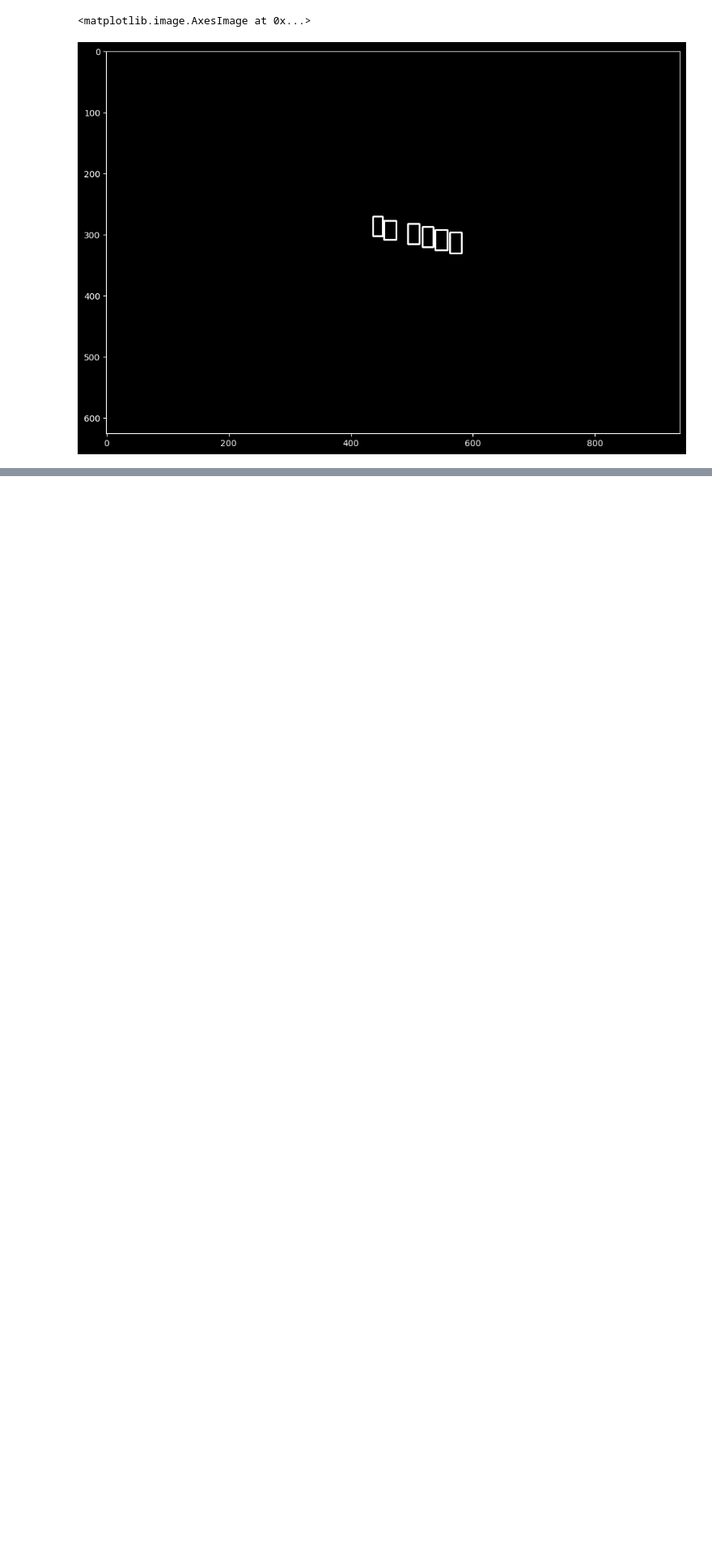
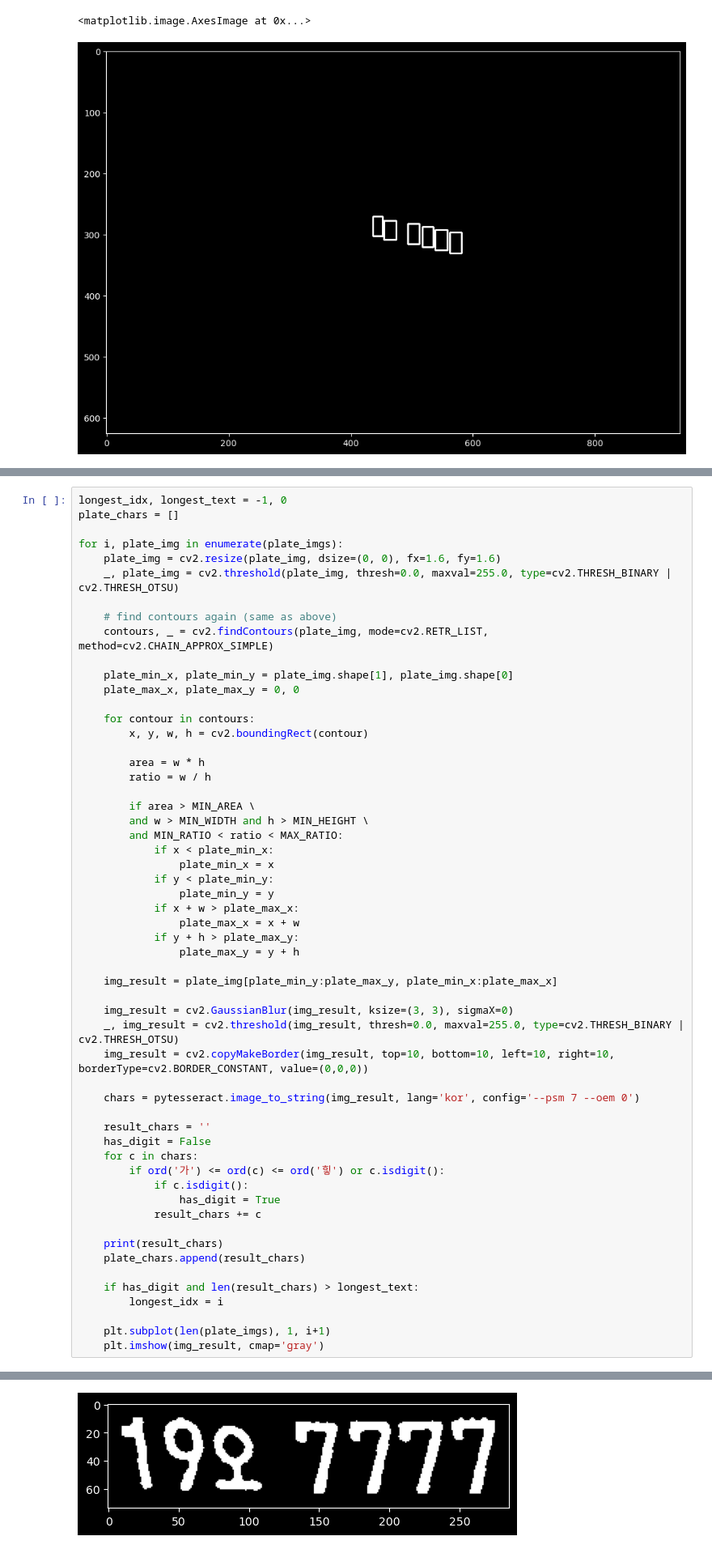
Before and after one commit to sercanyesilkoy/dooribeonProject, a Jupyter notebook: jinu/공부기록/자동차 번호판 인식.ipynb, the cells around one changed output, grey strips where cells are left out. Shown at 81% size. Drawn from its saved outputs; the diff is of its cells as text; blank space fills up the shorter version.

```diff
--- a/jinu/공부기록/자동차 번호판 인식.ipynb
+++ b/jinu/공부기록/자동차 번호판 인식.ipynb
@@ -223,0 +284,57 @@ plt.imshow(temp_result, cmap='gray')
+# %%
+longest_idx, longest_text = -1, 0
+plate_chars = []
+
+for i, plate_img in enumerate(plate_imgs):
+    plate_img = cv2.resize(plate_img, dsize=(0, 0), fx=1.6, fy=1.6)
+    _, plate_img = cv2.threshold(plate_img, thresh=0.0, maxval=255.0, type=cv2.THRESH_BINARY | cv2.THRESH_OTSU)
+
+    # find contours again (same as above)
+    contours, _ = cv2.findContours(plate_img, mode=cv2.RETR_LIST, method=cv2.CHAIN_APPROX_SIMPLE)
+
+    plate_min_x, plate_min_y = plate_img.shape[1], plate_img.shape[0]
+    plate_max_x, plate_max_y = 0, 0
+
+    for contour in contours:
+        x, y, w, h = cv2.boundingRect(contour)
+
+        area = w * h
+        ratio = w / h
+
+        if area > MIN_AREA \
+        and w > MIN_WIDTH and h > MIN_HEIGHT \
+        and MIN_RATIO < ratio < MAX_RATIO:
+            if x < plate_min_x:
+                plate_min_x = x
+            if y < plate_min_y:
+                plate_min_y = y
+            if x + w > plate_max_x:
+                plate_max_x = x + w
+            if y + h > plate_max_y:
+                plate_max_y = y + h
+
+    img_result = plate_img[plate_min_y:plate_max_y, plate_min_x:plate_max_x]
+
+    img_result = cv2.GaussianBlur(img_result, ksize=(3, 3), sigmaX=0)
+    _, img_result = cv2.threshold(img_result, thresh=0.0, maxval=255.0, type=cv2.THRESH_BINARY | cv2.THRESH_OTSU)
+    img_result = cv2.copyMakeBorder(img_result, top=10, bottom=10, left=10, right=10, borderType=cv2.BORDER_CONSTANT, value=(0,0,0))
+
+    chars = pytesseract.image_to_string(img_result, lang='kor', config='--psm 7 --oem 0')
+
+    result_chars = ''
+    has_digit = False
+    for c in chars:
+        if ord('가') <= ord(c) <= ord('힣') or c.isdigit():
+            if c.isdigit():
+                has_digit = True
+            result_chars += c
+
+    print(result_chars)
+    plate_chars.append(result_chars)
+
+    if has_digit and len(result_chars) > longest_text:
+        longest_idx = i
+
+    plt.subplot(len(plate_imgs), 1, i+1)
+    plt.imshow(img_result, cmap='gray')
+# %% [output]
@@ -223,0 +342 @@ plt.imshow(temp_result, cmap='gray')
+[figure, added]
```
Also changed, not shown: parts of 6 cells of this notebook.
